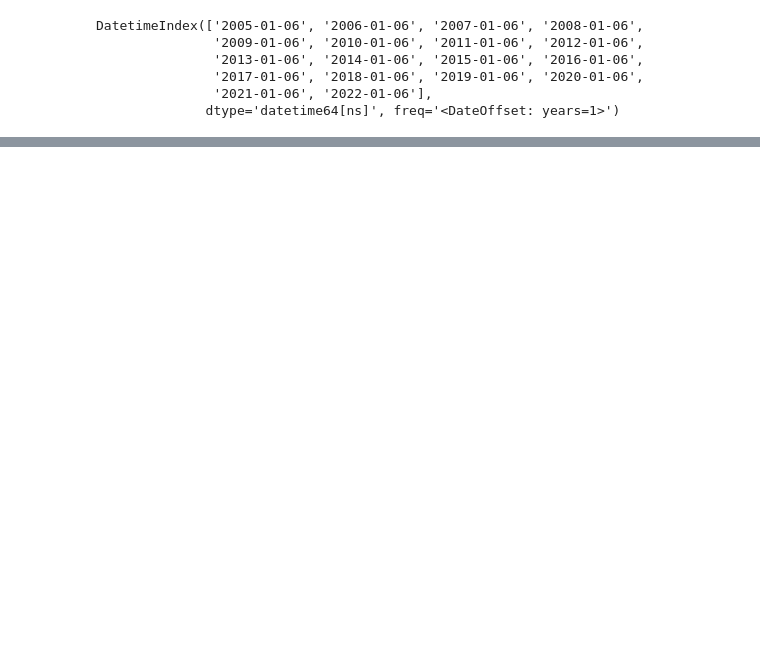
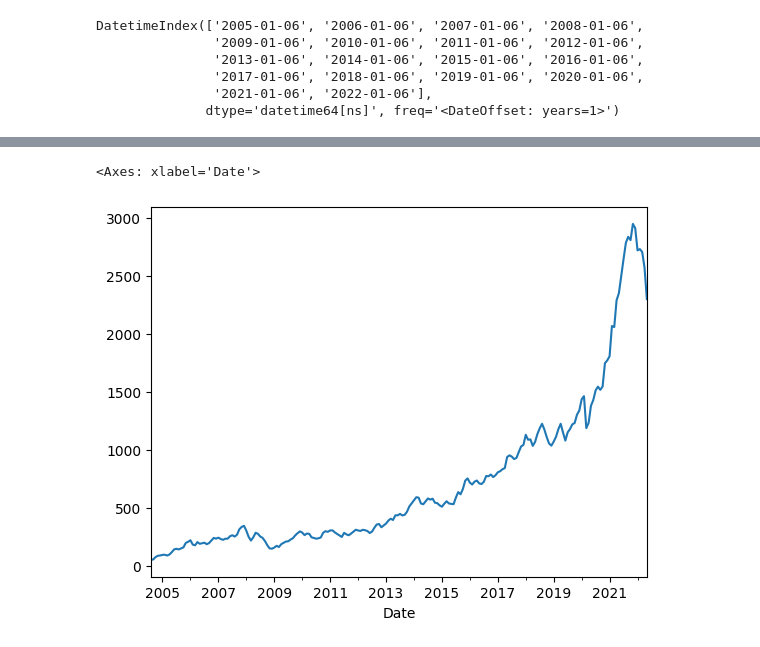
Before and after one commit to Swapn2/Data-Science-Learnings, a Jupyter notebook: Time_series_analysis.ipynb, the cells around one changed output, grey strips where cells are left out. Cells and saved outputs as stored; diff of their text form; code cells hidden in the pictures; blank space fills up the shorter version.

```diff
--- a/Time_series_analysis.ipynb
+++ b/Time_series_analysis.ipynb
@@ -245,0 +400,7 @@ google[google.index.isin(pd.date_range(start = '2005-1-6',end = '2022-1-6',freq=
+# %%
+# resampling
+# downsampling
+google['Close'].resample('M').mean().plot()
+# %% [output]
+<Axes: xlabel='Date'>
+[figure, added]
```
Also changed, not shown: parts of 16 cells of this notebook.
